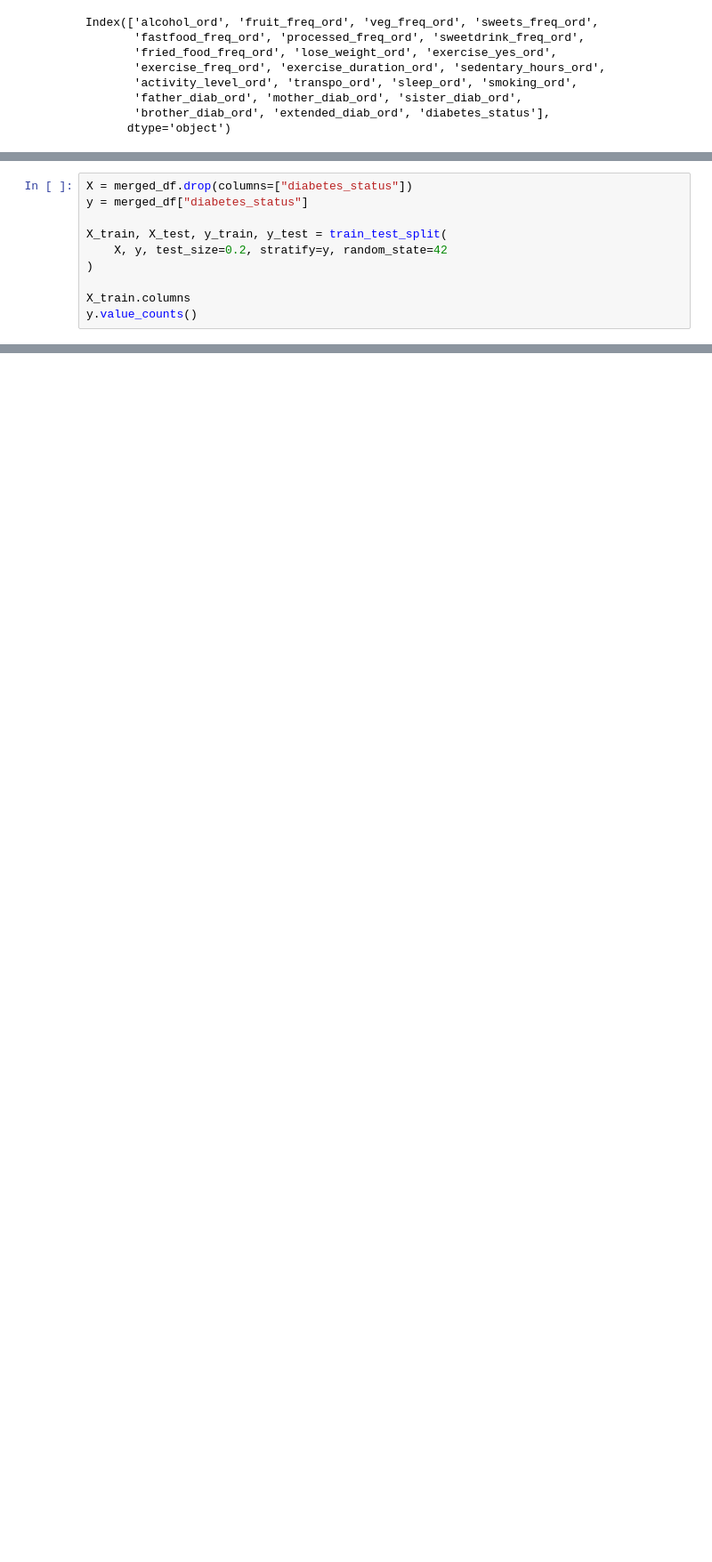
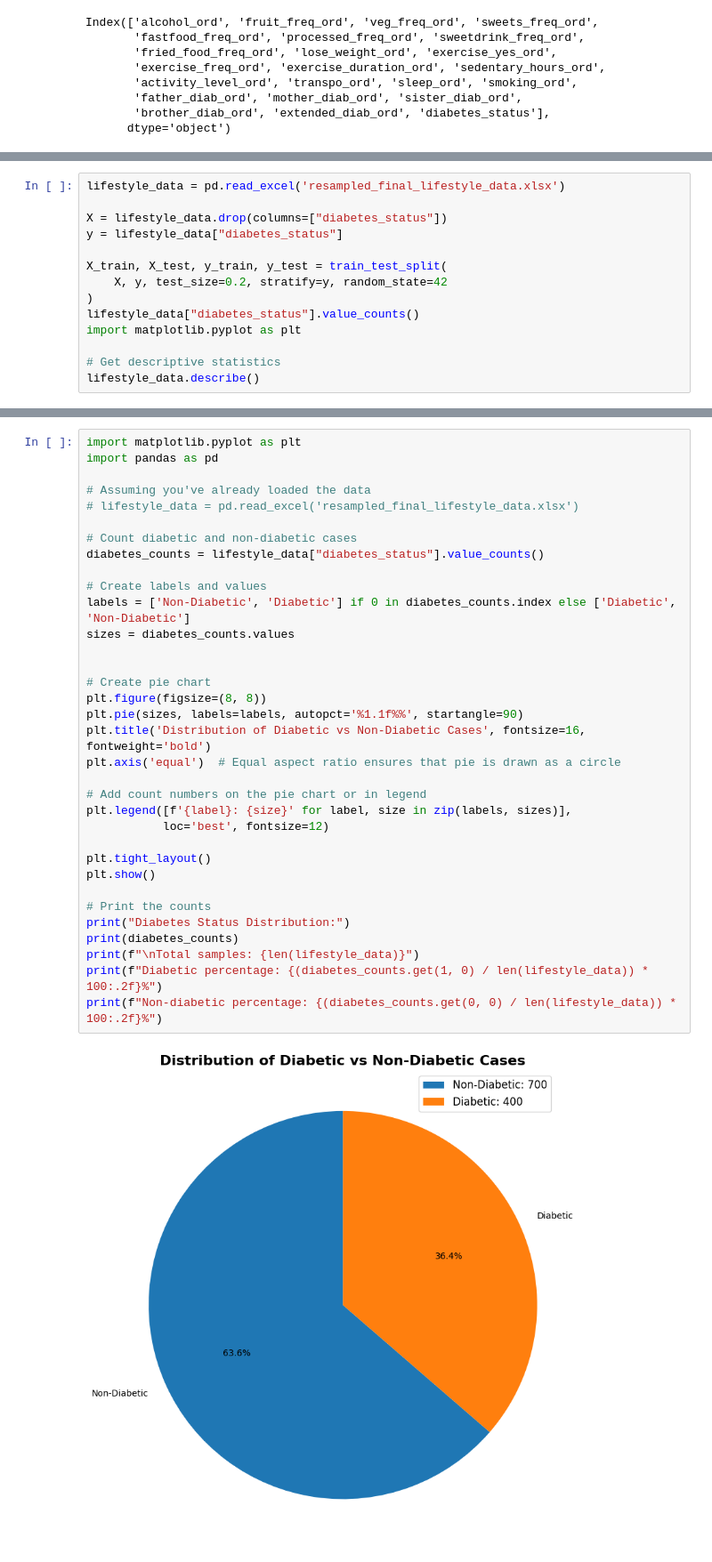
Before and after one commit to Jarmen24/thesis_diabetes, a Jupyter notebook: lifestyle+model.ipynb, the cells around one changed output, grey strips where cells are left out. Shown at 89% size. Drawn from its saved outputs; the diff is of its cells as text; blank space fills up the shorter version.

```diff
--- a/lifestyle+model.ipynb
+++ b/lifestyle+model.ipynb
@@ -139,11 +194,15 @@ Index(['alcohol_ord', 'fruit_freq_ord', 'veg_freq_ord', 'sweets_freq_ord',
 # %%
-X = merged_df.drop(columns=["diabetes_status"])
-y = merged_df["diabetes_status"]
+lifestyle_data = pd.read_excel('resampled_final_lifestyle_data.xlsx')
+
+X = lifestyle_data.drop(columns=["diabetes_status"])
+y = lifestyle_data["diabetes_status"]
 
 X_train, X_test, y_train, y_test = train_test_split(
     X, y, test_size=0.2, stratify=y, random_state=42
 )
+lifestyle_data["diabetes_status"].value_counts()
+import matplotlib.pyplot as plt
 
-X_train.columns
-y.value_counts()
+# Get descriptive statistics
+lifestyle_data.describe()
 # %% [output]
@@ -150,0 +219,36 @@ TypeError: 'Index' object is not callable
+# %%
+import matplotlib.pyplot as plt
+import pandas as pd
+
+# Assuming you've already loaded the data
+# lifestyle_data = pd.read_excel('resampled_final_lifestyle_data.xlsx')
+
+# Count diabetic and non-diabetic cases
+diabetes_counts = lifestyle_data["diabetes_status"].value_counts()
+
+# Create labels and values
+labels = ['Non-Diabetic', 'Diabetic'] if 0 in diabetes_counts.index else ['Diabetic', 'Non-Diabetic']
+sizes = diabetes_counts.values
+
+
+# Create pie chart
+plt.figure(figsize=(8, 8))
+plt.pie(sizes, labels=labels, autopct='%1.1f%%', startangle=90)
+plt.title('Distribution of Diabetic vs Non-Diabetic Cases', fontsize=16, fontweight='bold')
+plt.axis('equal')  # Equal aspect ratio ensures that pie is drawn as a circle
+
+# Add count numbers on the pie chart or in legend
+plt.legend([f'{label}: {size}' for label, size in zip(labels, sizes)],
+           loc='best', fontsize=12)
+
+plt.tight_layout()
+plt.show()
+
+# Print the counts
+print("Diabetes Status Distribution:")
+print(diabetes_counts)
+print(f"\nTotal samples: {len(lifestyle_data)}")
+print(f"Diabetic percentage: {(diabetes_counts.get(1, 0) / len(lifestyle_data)) * 100:.2f}%")
+print(f"Non-diabetic percentage: {(diabetes_counts.get(0, 0) / len(lifestyle_data)) * 100:.2f}%")
+# %% [output]
+[figure, added]
```
Also changed, not shown: parts of 20 cells of this notebook, 30 other files.
